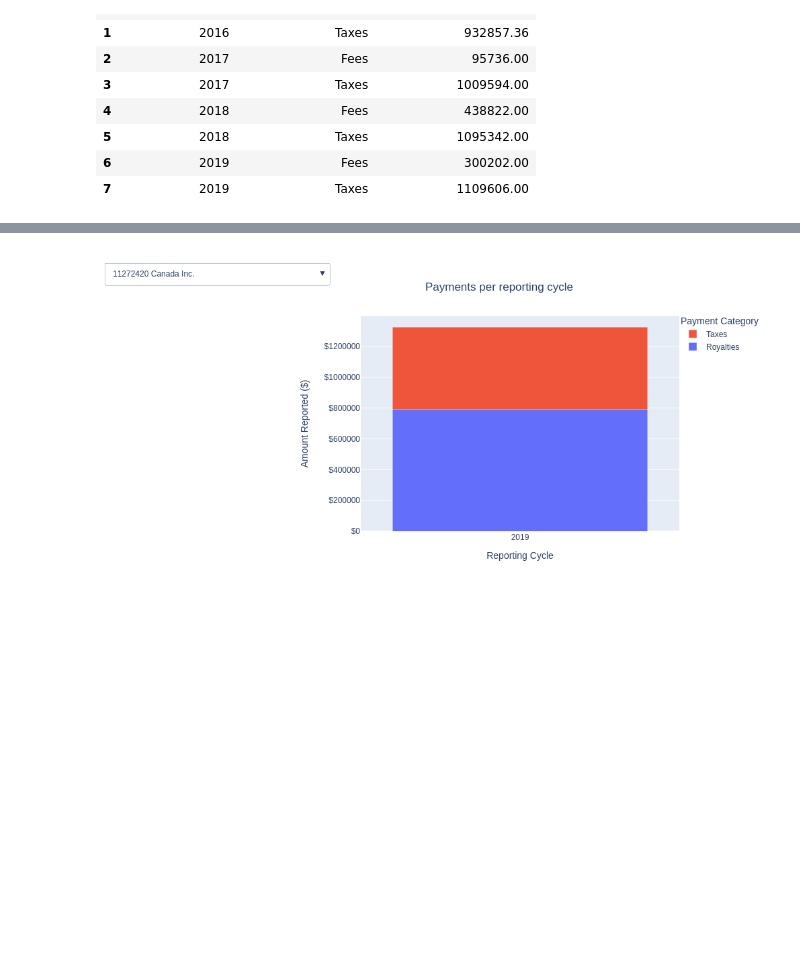
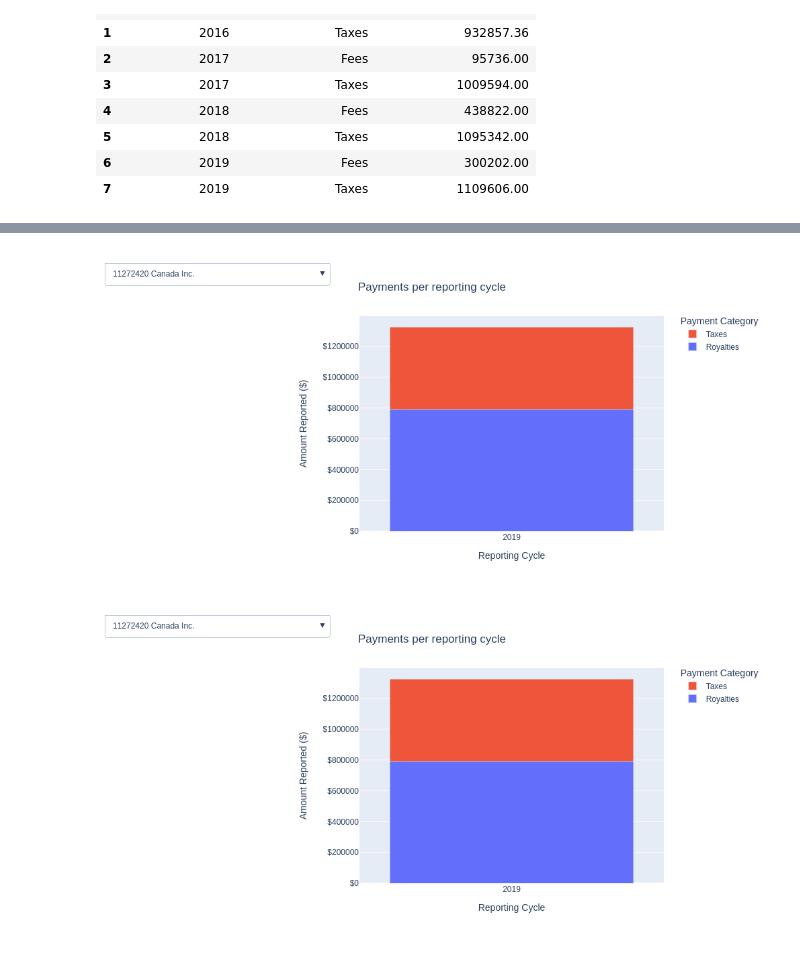
Before and after one commit to StatCan/hackathon-ginyu-force-data, a Jupyter notebook: notebooks/payments-per-reporting-cycle.ipynb, the cells around one changed output, grey strips where cells are left out. Drawn from its saved outputs; the diff is of its cells as text; code cells hidden in the pictures; blank space fills up the shorter version.

```diff
--- a/notebooks/payments-per-reporting-cycle.ipynb
+++ b/notebooks/payments-per-reporting-cycle.ipynb
@@ -67,34 +78,34 @@ for entity in entity_list:
 
 
 fig.update_layout(showlegend=True,
                   yaxis_tickprefix='$',
                   yaxis_tickformat=',.',
                   legend_title="Payment Category",
                   title={
                       'text': "Payments per reporting cycle",
                       'y': 0.9,
-                      'x': 0.6,
+                      'x': 0.5,
                       'xanchor': 'center',
                       'yanchor': 'top'},
                   yaxis_title="Amount Reported ($)",
                   xaxis_title="Reporting Cycle",
                   updatemenus=[{
                       "buttons": buttons,
                       "direction": "down",
                       "active": list(entity_list).index(default_state),
                       "showactive": True,
                       "x": -0.10,
                       "y": 1.25}])
-
 fig.update_layout(legend=dict(
     orientation="v",
     y=1.02,
-    x=1.00
+    x=1.05
 ))
 
 fig.update_yaxes(autorange=True)
 fig.update_layout(barmode='stack')
 fig.update_xaxes(type='category')
 fig.show()
 # %% [output]
-[figure, old version]
+[figure, new version]
+[figure, added]
```
Also changed, not shown: parts of 3 cells of this notebook.
